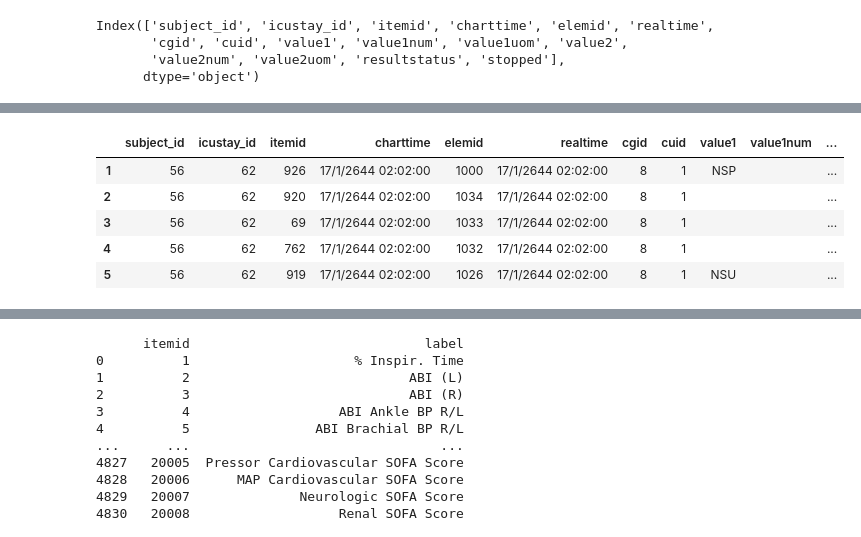
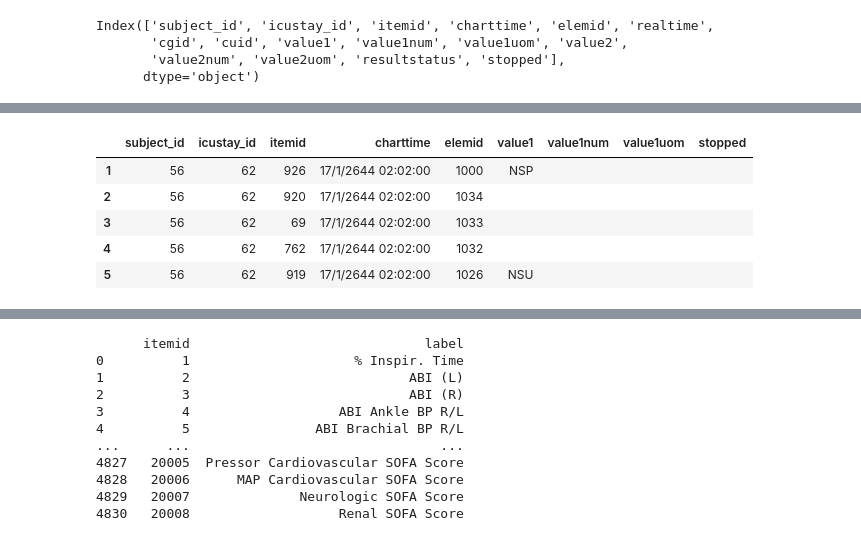
Before and after one commit to sheryylli/im, a Jupyter notebook: mimic2_data_preprocessing.ipynb, the cells around one changed output, grey strips where cells are left out. Drawn from its saved outputs; the diff is of its cells as text; code cells hidden in the pictures.

```diff
--- a/mimic2_data_preprocessing.ipynb
+++ b/mimic2_data_preprocessing.ipynb
@@ -175,2 +158,2 @@ df.head()
 # %%
-df1 = df.drop([0], axis=0, inplace=False)
+df = df.drop([0], axis=0, inplace=False)
@@ -229,3 +203,3 @@ df.head()
 # %%
-df1["itemid"] = df1["itemid"].astype(str)
+df["itemid"] = df["itemid"].astype(str)
 #df1["itemid"] = [x.replace('"',' ') for x in df1["itemid"]]
@@ -232,9 +226,19 @@ df1["itemid"] = df1["itemid"].astype(str)
+# %%
+df = df.drop(df.columns[[5,6,7,11,12,13,14]], axis=1)  # df.columns is zero-based pd.Index
+# %%
+df['subject_id'] = df['subject_id'].astype('int')
+#df1['icustay_id'] = df1['icustay_id'].astype('int')
+df['itemid'] = df['itemid'].astype('int')
+df['elemid'] = df['elemid'].astype('int')
+#df1['value1num'] = df1['value1num'].astype('int')
+df['value1uom'] = df['value1uom'].astype('string')
+df['stopped'] = df['stopped'].astype('string')
 # %%
-df1.head()
+df.head()
 # %% [output]
-|  | subject_id | icustay_id | itemid | charttime | elemid | realtime | cgid | cuid | value1 | value1num | ... |
-| 1 | 56 | 62 | 926 | 17/1/2644 02:02:00 | 1000 | 17/1/2644 02:02:00 | 8 | 1 | NSP |  | ... |
-| 2 | 56 | 62 | 920 | 17/1/2644 02:02:00 | 1034 | 17/1/2644 02:02:00 | 8 | 1 |  |  | ... |
-| 3 | 56 | 62 | 69 | 17/1/2644 02:02:00 | 1033 | 17/1/2644 02:02:00 | 8 | 1 |  |  | ... |
-| 4 | 56 | 62 | 762 | 17/1/2644 02:02:00 | 1032 | 17/1/2644 02:02:00 | 8 | 1 |  |  | ... |
-| 5 | 56 | 62 | 919 | 17/1/2644 02:02:00 | 1026 | 17/1/2644 02:02:00 | 8 | 1 | NSU |  | ... |
+|  | subject_id | icustay_id | itemid | charttime | elemid | value1 | value1num | value1uom | stopped |
+| 1 | 56 | 62 | 926 | 17/1/2644 02:02:00 | 1000 | NSP |  |  |  |
+| 2 | 56 | 62 | 920 | 17/1/2644 02:02:00 | 1034 |  |  |  |  |
+| 3 | 56 | 62 | 69 | 17/1/2644 02:02:00 | 1033 |  |  |  |  |
+| 4 | 56 | 62 | 762 | 17/1/2644 02:02:00 | 1032 |  |  |  |  |
+| 5 | 56 | 62 | 919 | 17/1/2644 02:02:00 | 1026 | NSU |  |  |  |
```
Also changed, not shown: parts of 72 cells of this notebook.
